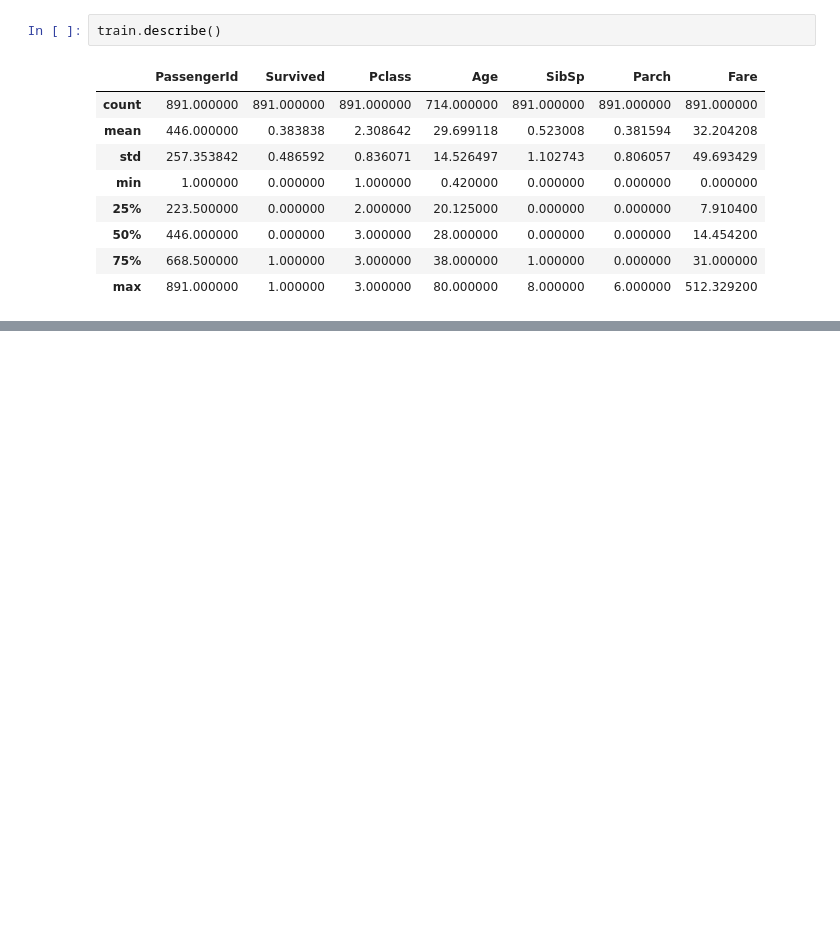
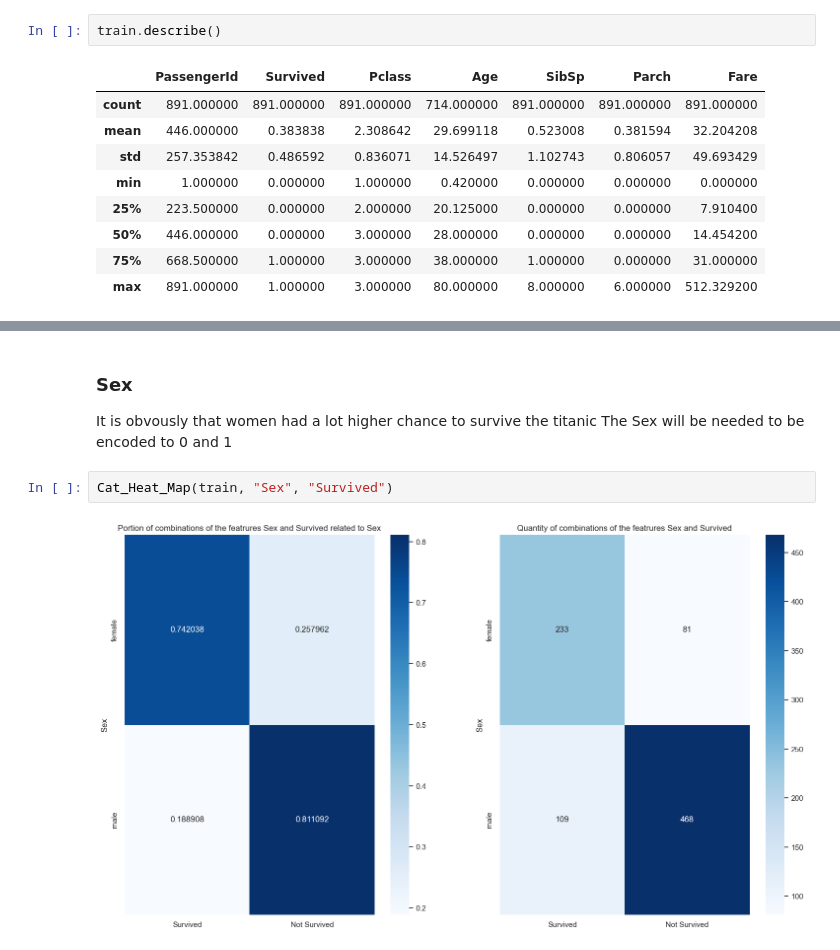
Before and after one commit to Jannis997/ML, a Jupyter notebook: Projects/Kaggle_Competitions/Titanic.ipynb, the cells around one changed output, grey strips where cells are left out. Cells and saved outputs as stored; diff of their text form; blank space fills up the shorter version.

```diff
--- a/Projects/Kaggle_Competitions/Titanic.ipynb
+++ b/Projects/Kaggle_Competitions/Titanic.ipynb
@@ -319,0 +193,9 @@ forest_scores.mean()
+# %% [markdown]
+### Sex
+
+It is obvously that women had a lot higher chance to survive the titanic
+The Sex will be needed to be encoded to 0 and 1
+# %%
+Cat_Heat_Map(train, "Sex", "Survived")
+# %% [output]
+[figure, added]
```
Also changed, not shown: parts of 80 cells of this notebook.
